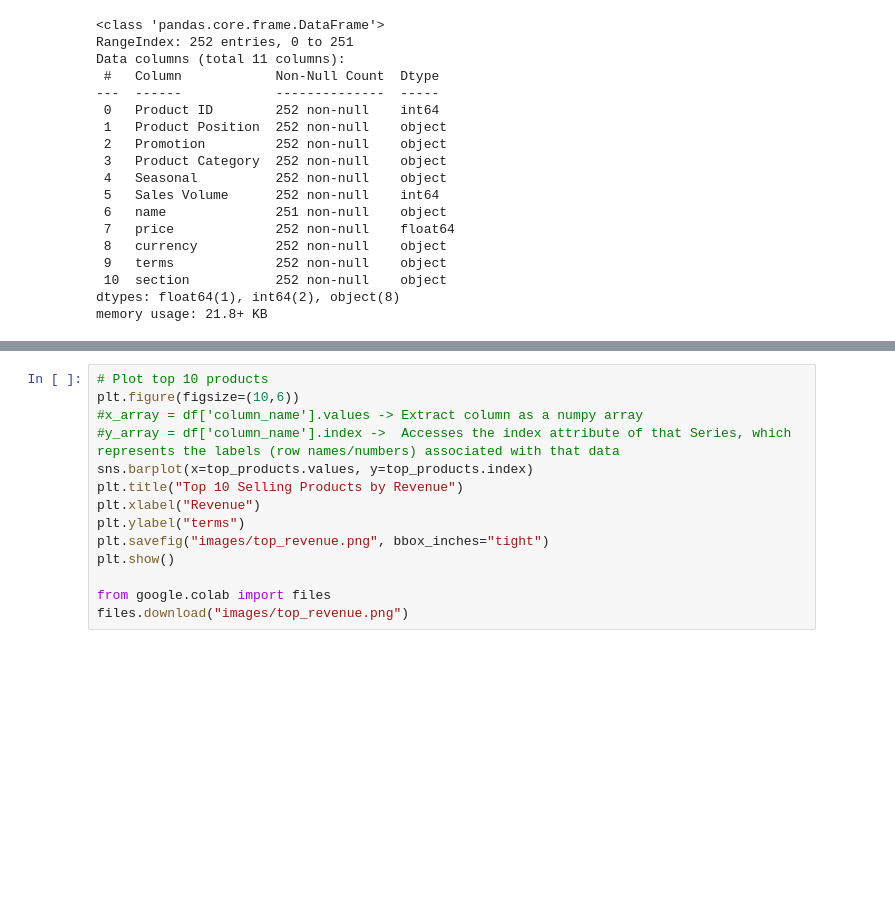
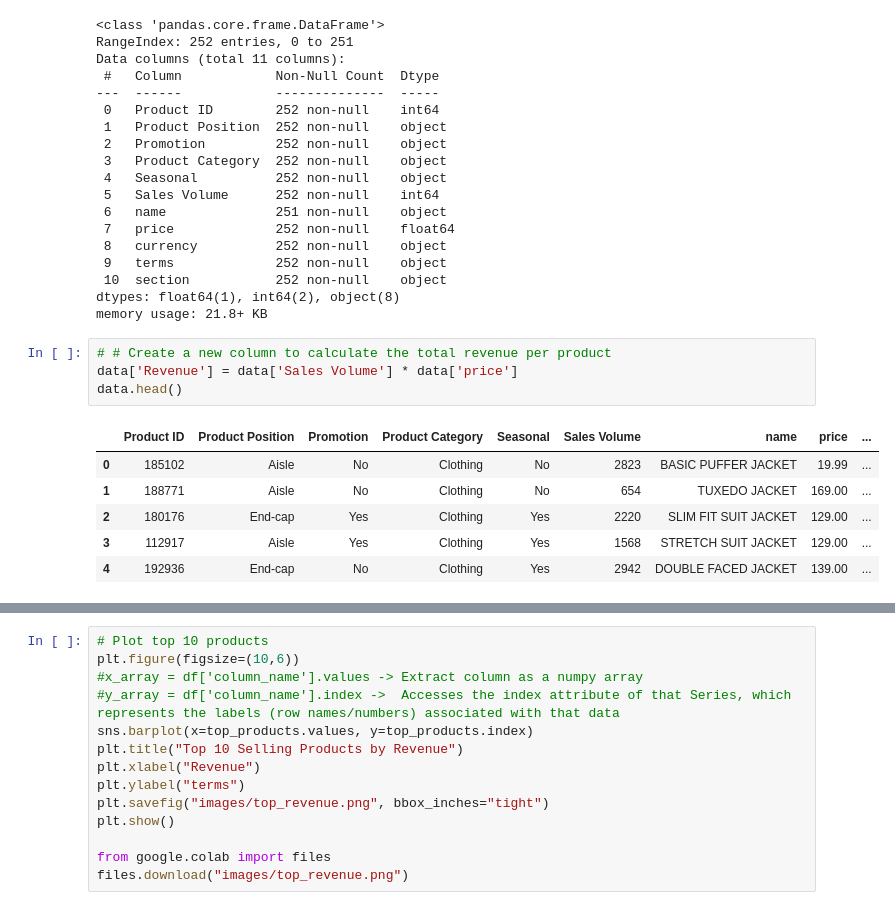
Before and after one commit to YTChiew/Zara-Sales-Analysis, a Jupyter notebook: zara_sales_analysis.ipynb, the cells around one changed output, grey strips where cells are left out. Saved outputs shown, nothing was run; the diff lists cells and outputs as text; blank space fills up the shorter version.

```diff
--- a/zara_sales_analysis.ipynb
+++ b/zara_sales_analysis.ipynb
@@ -255,3 +255,14 @@ Data columns (total 11 columns):
  10  section           252 non-null    object
 dtypes: float64(1), int64(2), object(8)
 memory usage: 21.8+ KB
+# %%
+# # Create a new column to calculate the total revenue per product
+data['Revenue'] = data['Sales Volume'] * data['price']
+data.head()
+# %% [output]
+|  | Product ID | Product Position | Promotion | Product Category | Seasonal | Sales Volume | name | price | ... |
+| 0 | 185102 | Aisle | No | Clothing | No | 2823 | BASIC PUFFER JACKET | 19.99 | ... |
+| 1 | 188771 | Aisle | No | Clothing | No | 654 | TUXEDO JACKET | 169.00 | ... |
+| 2 | 180176 | End-cap | Yes | Clothing | Yes | 2220 | SLIM FIT SUIT JACKET | 129.00 | ... |
+| 3 | 112917 | Aisle | Yes | Clothing | Yes | 1568 | STRETCH SUIT JACKET | 129.00 | ... |
+| 4 | 192936 | End-cap | No | Clothing | Yes | 2942 | DOUBLE FACED JACKET | 139.00 | ... |
```
Also changed, not shown: parts of 4 cells of this notebook.
